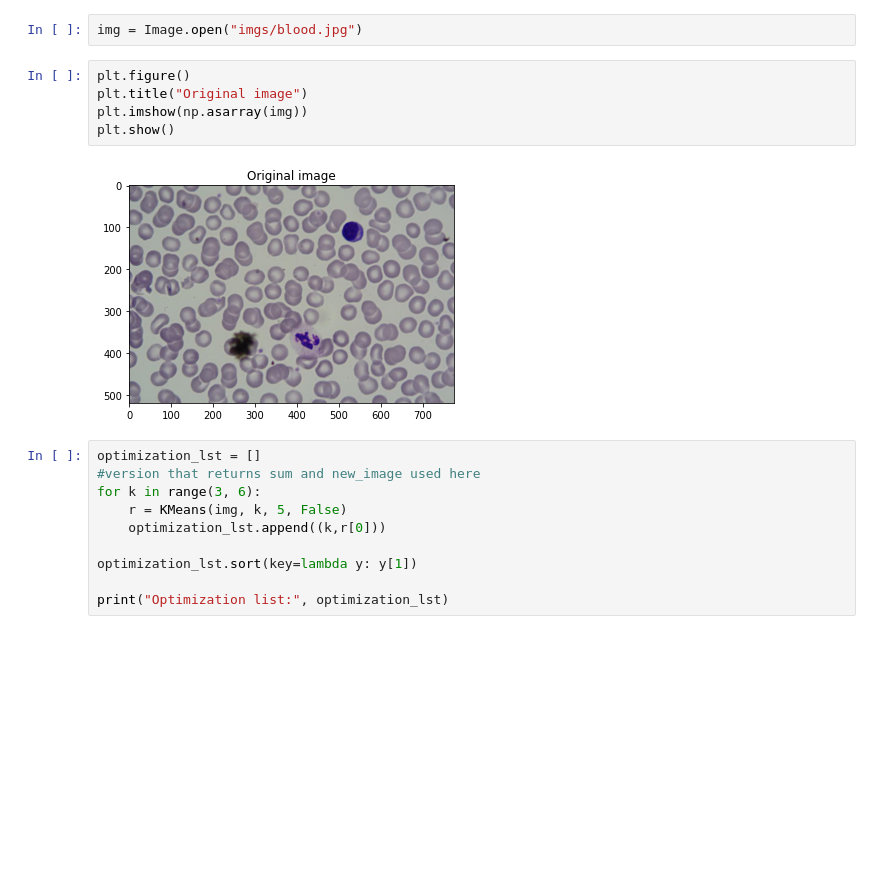
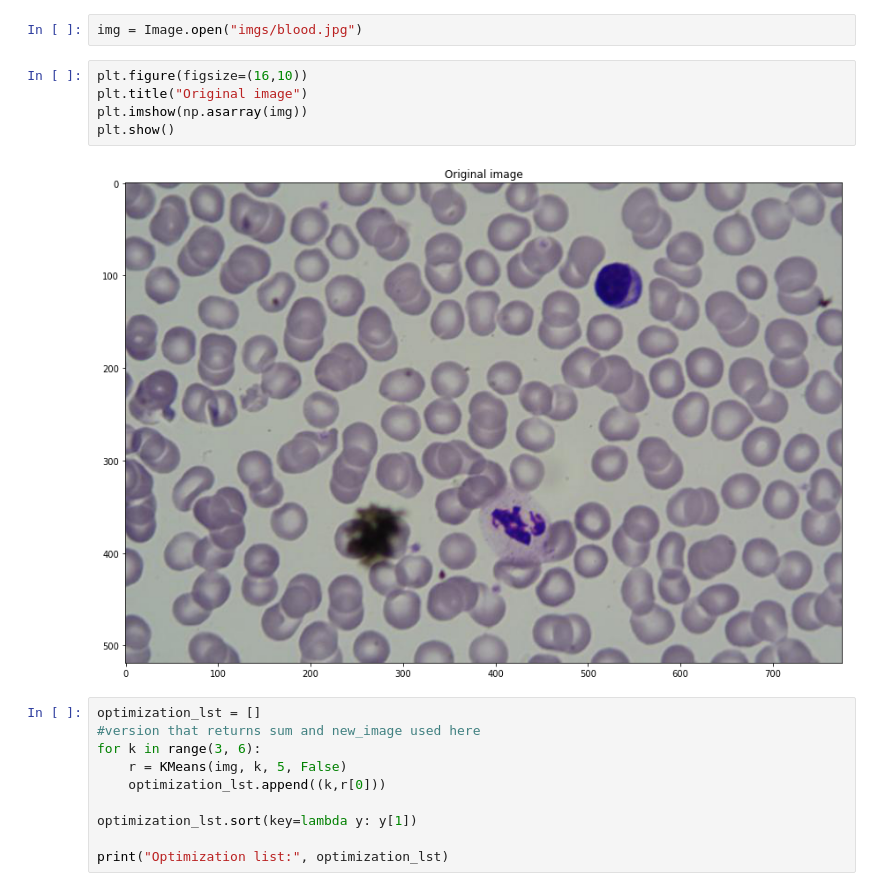
Before and after one commit to gdeside/LGBIO2050_medical_imaging, a Jupyter notebook: Challenge 4 K-Means Classification-20211020/KMeans3v0.ipynb, the cells around one changed output. Drawn from its saved outputs; the diff is of its cells as text; blank space fills up the shorter version.

```diff
--- a/Challenge 4 K-Means Classification-20211020/KMeans3v0.ipynb
+++ b/Challenge 4 K-Means Classification-20211020/KMeans3v0.ipynb
@@ -169,12 +169,12 @@ def KMeans(im, K, nb_epochs, with_xy=False):
 # %%
 img = Image.open("imgs/blood.jpg")
 # %%
-plt.figure()
+plt.figure(figsize=(16,10))
 plt.title("Original image")
 plt.imshow(np.asarray(img))
 plt.show()
 # %% [output]
-[figure, old version]
+[figure, new version]
 # %%
 optimization_lst = []
 #version that returns sum and new_image used here
```
Also changed, not shown: parts of 2 cells of this notebook, 3 other files.
